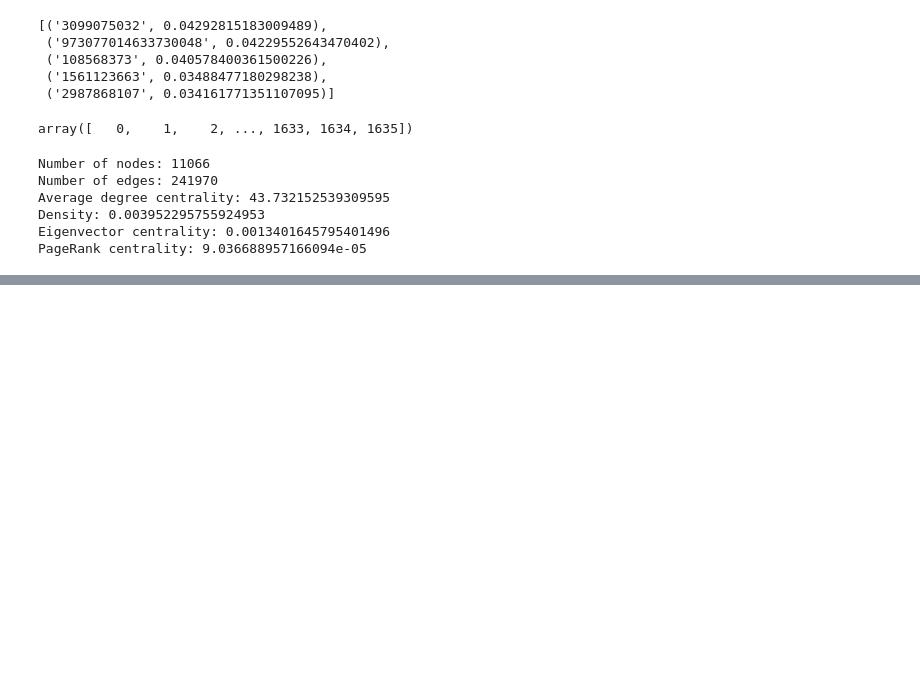
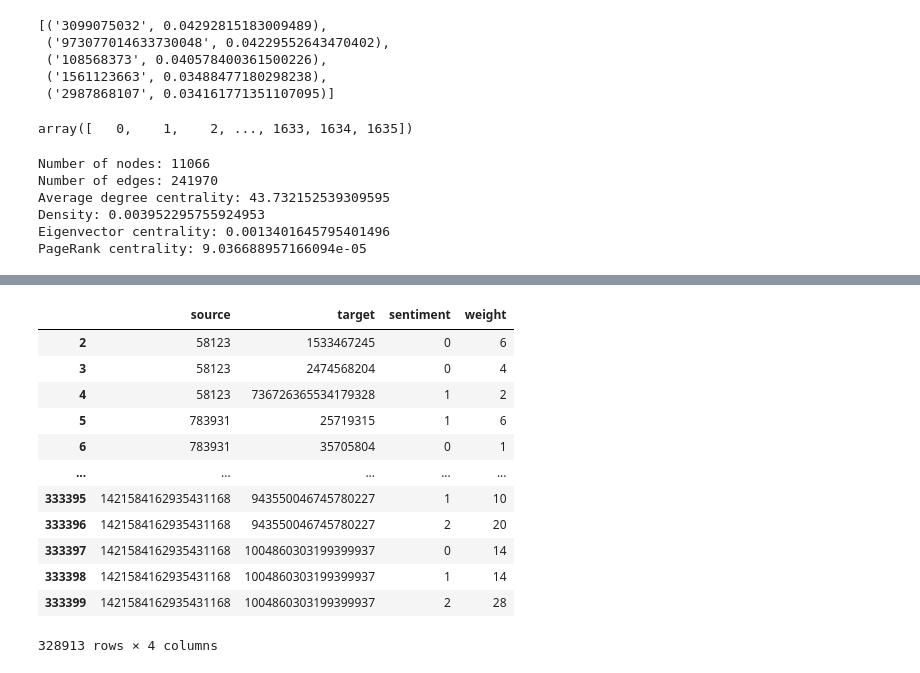
Before and after one commit to marilin99/Net_sci_sports, a Jupyter notebook: Network analysis/test.ipynb, the cells around one changed output, grey strips where cells are left out. Drawn from its saved outputs; the diff is of its cells as text; code cells hidden in the pictures; blank space fills up the shorter version.

Commit message:
The graph csv folder and included sentiment analysis to the script.

```diff
--- a/Network analysis/test.ipynb
+++ b/Network analysis/test.ipynb
@@ -274,0 +366,4 @@ Sentiment(polarity=0.0, subjectivity=0.0)
+# %%
+df2 = df_links.copy(deep = True)
+df2 = df2.merge(res[["conversation_id", "userId", "sentiment"]], how = "left", left_on = "target", right_on = "userId")
+df2.head()
@@ -274,0 +377,25 @@ Sentiment(polarity=0.0, subjectivity=0.0)
+# %%
+df2 = df2.drop(columns= ["conversation_id_y", "userId"])
+# %%
+df2.rename(columns = {'conversation_id_x':'conversation_id'}, inplace = True)
+# %%
+# now weight assumes both mutliple connections and the same sentiment
+count_df = df2.groupby(["source", "target", "sentiment"]).size().reset_index(name='weight')
+# %%
+# removing rows where the source and target are the same
+count_df = count_df[count_df["source"] != count_df["target"]]
+count_df
+# %% [output]
+|  | source | target | sentiment | weight |
+| 2 | 58123 | 1533467245 | 0 | 6 |
+| 3 | 58123 | 2474568204 | 0 | 4 |
+| 4 | 58123 | 736726365534179328 | 1 | 2 |
+| 5 | 783931 | 25719315 | 1 | 6 |
+| 6 | 783931 | 35705804 | 0 | 1 |
+| ... | ... | ... | ... | ... |
+| 333395 | 1421584162935431168 | 943550046745780227 | 1 | 10 |
+| 333396 | 1421584162935431168 | 943550046745780227 | 2 | 20 |
+| 333397 | 1421584162935431168 | 1004860303199399937 | 0 | 14 |
+| 333398 | 1421584162935431168 | 1004860303199399937 | 1 | 14 |
+| 333399 | 1421584162935431168 | 1004860303199399937 | 2 | 28 |
+328913 rows × 4 columns
```
Also changed, not shown: parts of 34 cells of this notebook, 4 other files.
